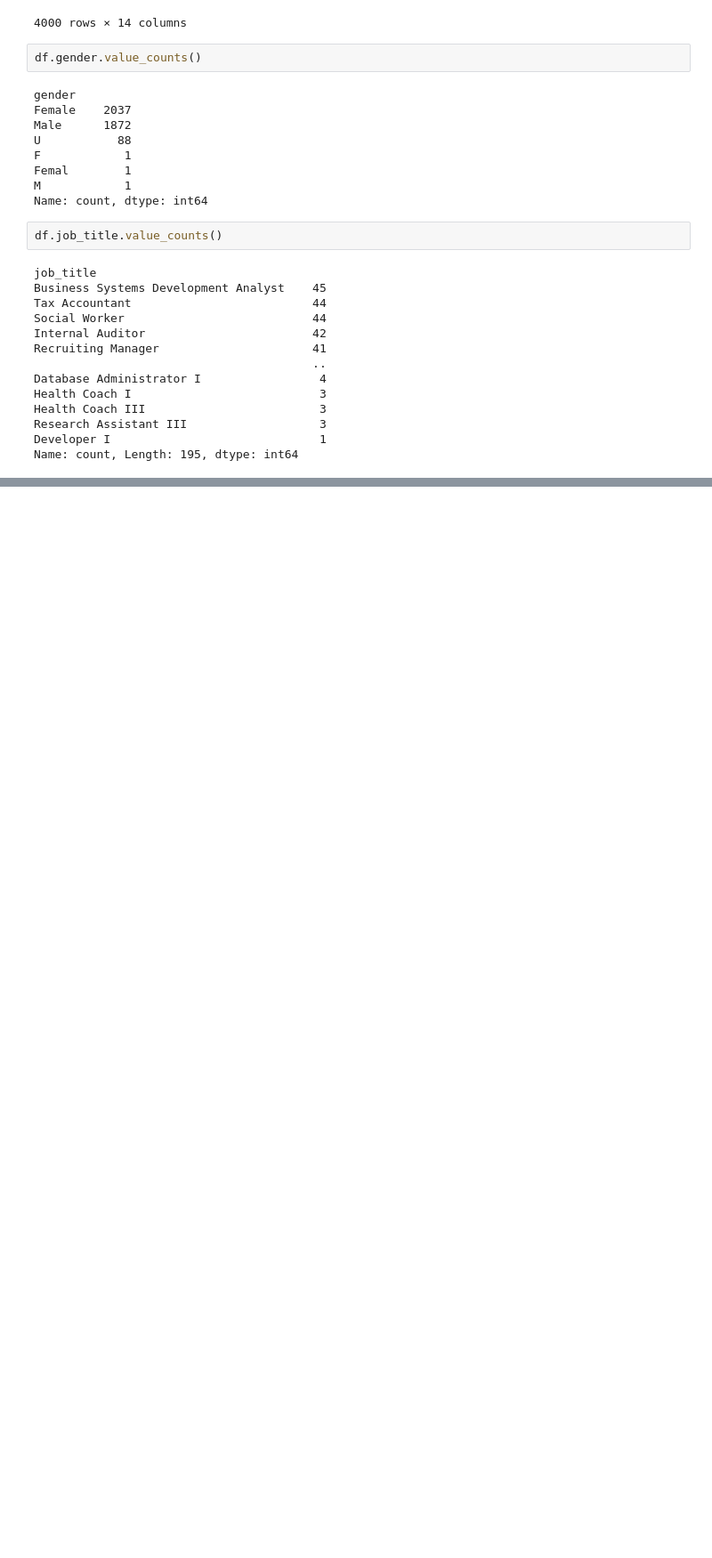
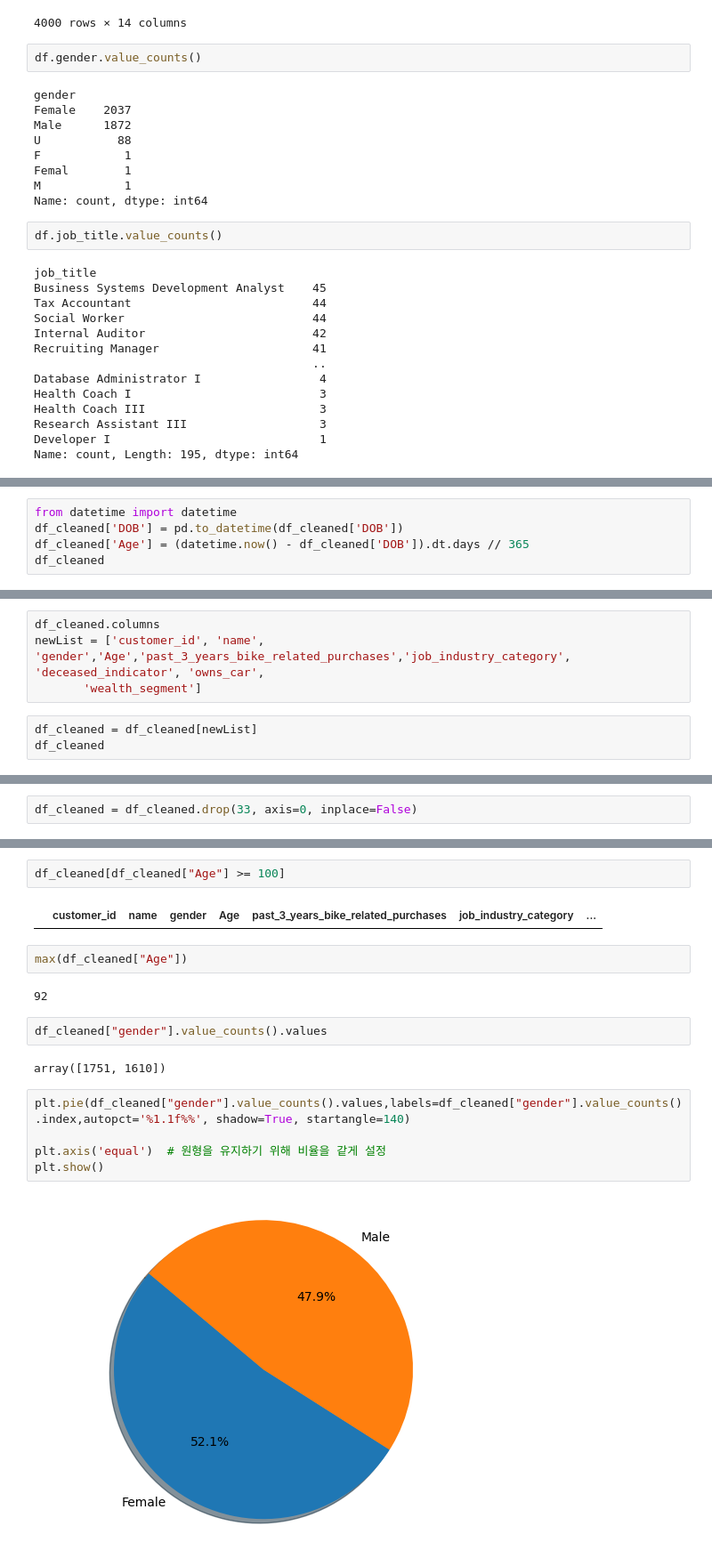
Before and after one commit to pauljo13/Bootcamp_Review, a Jupyter notebook: Section1/Mini_project/Sprint1_Mini Project.ipynb, the cells around one changed output, grey strips where cells are left out. Shown at 89% size. Saved outputs shown, nothing was run; the diff lists cells and outputs as text; blank space fills up the shorter version.

```diff
--- a/Section1/Mini_project/Sprint1_Mini Project.ipynb
+++ b/Section1/Mini_project/Sprint1_Mini Project.ipynb
@@ -312,0 +573,5 @@ Name: count, Length: 195, dtype: int64
+# %%
+from datetime import datetime
+df_cleaned['DOB'] = pd.to_datetime(df_cleaned['DOB'])
+df_cleaned['Age'] = (datetime.now() - df_cleaned['DOB']).dt.days // 365
+df_cleaned
@@ -312,0 +597,7 @@ Name: count, Length: 195, dtype: int64
+# %%
+df_cleaned.columns
+newList = ['customer_id', 'name', 'gender','Age','past_3_years_bike_related_purchases','job_industry_category', 'deceased_indicator', 'owns_car',
+       'wealth_segment']
+# %%
+df_cleaned = df_cleaned[newList]
+df_cleaned
@@ -312,0 +623,2 @@ Name: count, Length: 195, dtype: int64
+# %%
+df_cleaned = df_cleaned.drop(33, axis=0, inplace=False)
@@ -312,0 +632,19 @@ Name: count, Length: 195, dtype: int64
+# %%
+df_cleaned[df_cleaned["Age"] >= 100]
+# %% [output]
+|  | customer_id | name | gender | Age | past_3_years_bike_related_purchases | job_industry_category | ... |
+# %%
+max(df_cleaned["Age"])
+# %% [output]
+92
+# %%
+df_cleaned["gender"].value_counts().values
+# %% [output]
+array([1751, 1610])
+# %%
+plt.pie(df_cleaned["gender"].value_counts().values,labels=df_cleaned["gender"].value_counts().index,autopct='%1.1f%%', shadow=True, startangle=140)
+
+plt.axis('equal')  # 원형을 유지하기 위해 비율을 같게 설정
+plt.show()
+# %% [output]
+[figure, added]
```
Also changed, not shown: parts of 37 cells of this notebook.
